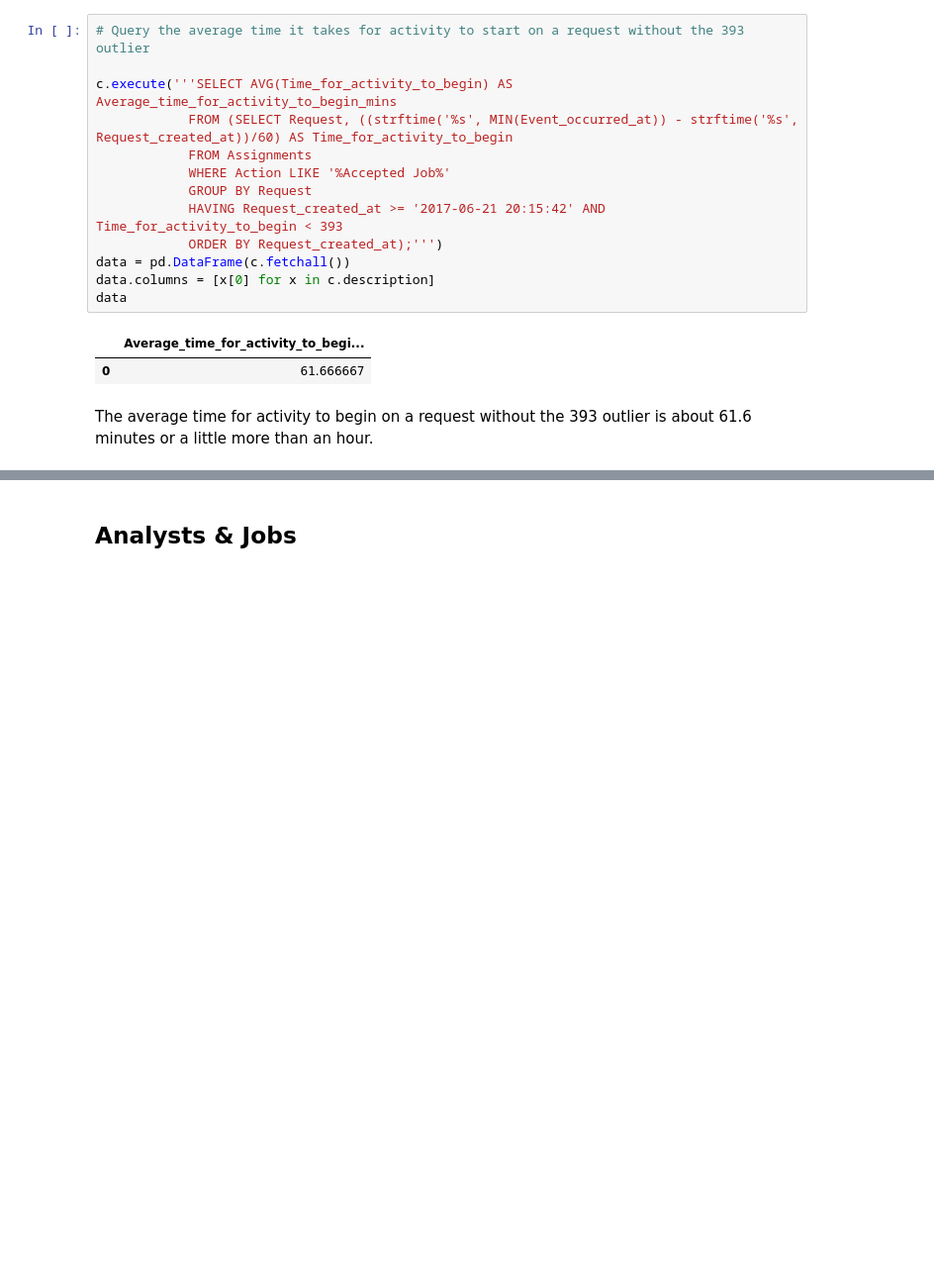
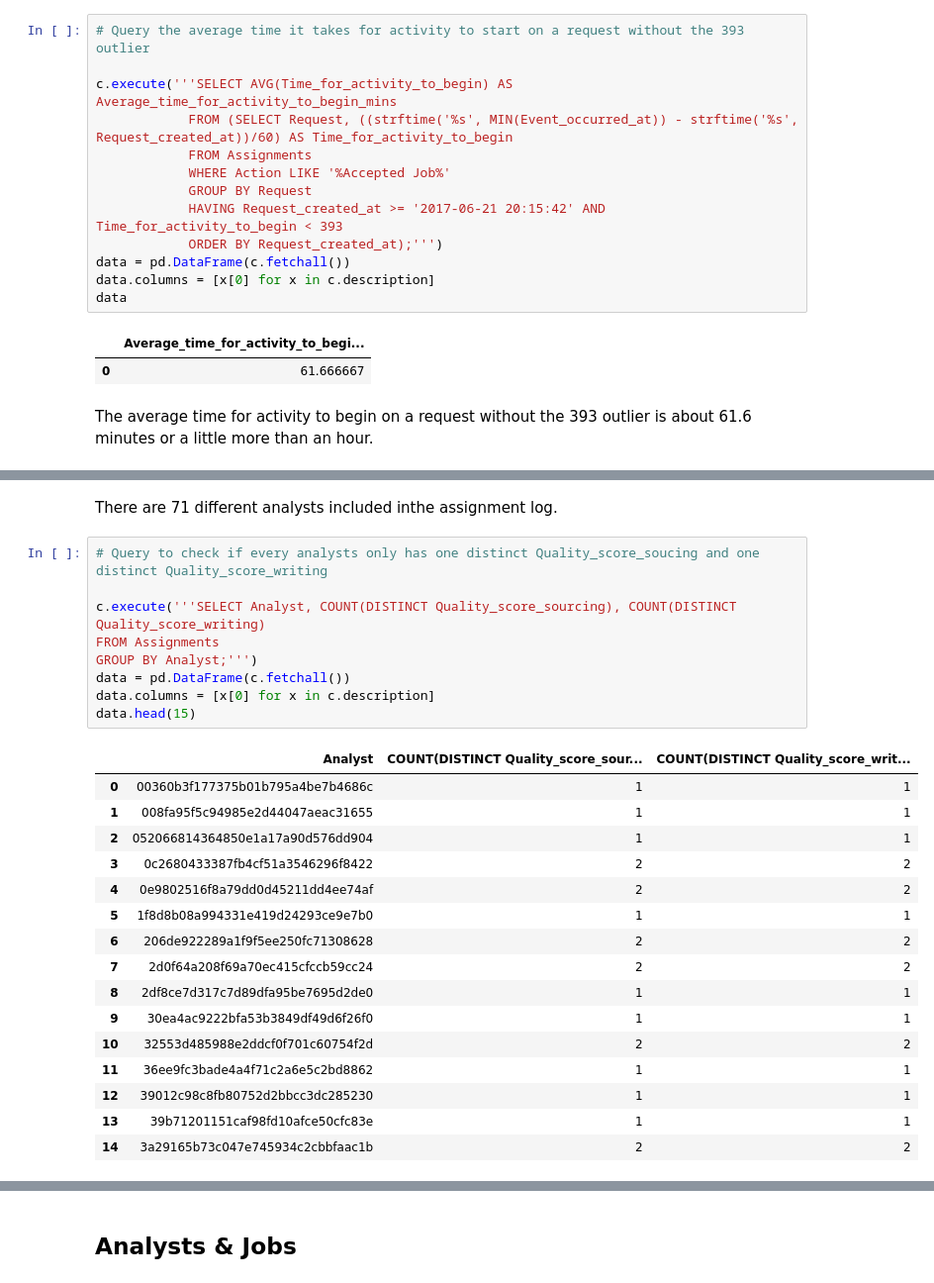
Before and after one commit to erikajane/Wonder_SQL_Task, a Jupyter notebook: Part 1 - Analysis.ipynb, the cells around one changed output, grey strips where cells are left out. Shown at 99% size. Cells and saved outputs as stored; diff of their text form; blank space fills up the shorter version.

```diff
--- a/Part 1 - Analysis.ipynb
+++ b/Part 1 - Analysis.ipynb
@@ -425,0 +527,28 @@ There is no indication of when an assignment is complete in this log or if the a
+# %% [markdown]
+There are 71 different analysts included inthe assignment log.
+# %%
+# Query to check if every analysts only has one distinct Quality_score_soucing and one distinct Quality_score_writing
+
+c.execute('''SELECT Analyst, COUNT(DISTINCT Quality_score_sourcing), COUNT(DISTINCT Quality_score_writing)
+FROM Assignments
+GROUP BY Analyst;''')
+data = pd.DataFrame(c.fetchall())
+data.columns = [x[0] for x in c.description]
+data.head(15)
+# %% [output]
+|  | Analyst | COUNT(DISTINCT Quality_score_sour... | COUNT(DISTINCT Quality_score_writ... |
+| 0 | 00360b3f177375b01b795a4be7b4686c | 1 | 1 |
+| 1 | 008fa95f5c94985e2d44047aeac31655 | 1 | 1 |
+| 2 | 052066814364850e1a17a90d576dd904 | 1 | 1 |
+| 3 | 0c2680433387fb4cf51a3546296f8422 | 2 | 2 |
+| 4 | 0e9802516f8a79dd0d45211dd4ee74af | 2 | 2 |
+| 5 | 1f8d8b08a994331e419d24293ce9e7b0 | 1 | 1 |
+| 6 | 206de922289a1f9f5ee250fc71308628 | 2 | 2 |
+| 7 | 2d0f64a208f69a70ec415cfccb59cc24 | 2 | 2 |
+| 8 | 2df8ce7d317c7d89dfa95be7695d2de0 | 1 | 1 |
+| 9 | 30ea4ac9222bfa53b3849df49d6f26f0 | 1 | 1 |
+| 10 | 32553d485988e2ddcf0f701c60754f2d | 2 | 2 |
+| 11 | 36ee9fc3bade4a4f71c2a6e5c2bd8862 | 1 | 1 |
+| 12 | 39012c98c8fb80752d2bbcc3dc285230 | 1 | 1 |
+| 13 | 39b71201151caf98fd10afce50cfc83e | 1 | 1 |
+| 14 | 3a29165b73c047e745934c2cbbfaac1b | 2 | 2 |
```
Also changed, not shown: parts of 37 cells of this notebook, 2 other files.
